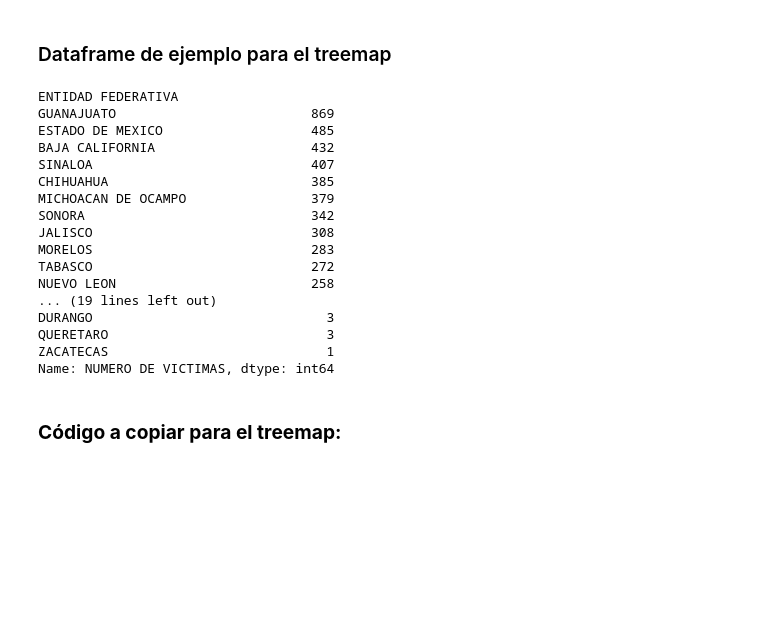
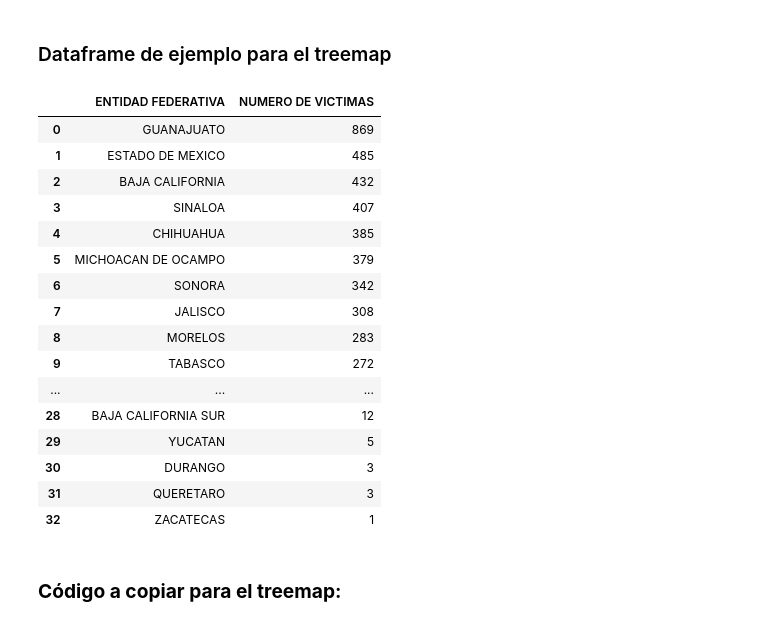
Before and after one commit to tabonitaa/graficas_gob, a Jupyter notebook: Python/treemap/treemap.ipynb, the cells around one changed output. Saved outputs shown, nothing was run; the diff lists cells and outputs as text; code cells hidden in the pictures; blank space fills up the shorter version.

```diff
--- a/Python/treemap/treemap.ipynb
+++ b/Python/treemap/treemap.ipynb
@@ -3,39 +3,44 @@
 # %%
 from pathlib import Path
 import pandas as pd
 
 # Ruta relativa para el archivo Excel
 input_dir = Path("input")
 archivo_excel = input_dir / "HDs2025 (07-04-2025).xlsx"
 
 xls = pd.ExcelFile(archivo_excel)
 df = xls.parse("PLANTILLA")
 
 # Ajustar encabezados
 df.columns = df.iloc[0]
 df = df[1:]
 
 df['NUMERO DE VICTIMAS'] = pd.to_numeric(df['NUMERO DE VICTIMAS'], errors='coerce')
+
 victimas_por_entidad = df.groupby('ENTIDAD FEDERATIVA')['NUMERO DE VICTIMAS'].sum().sort_values(ascending=False)
+
+# Convertir a DataFrame
+victimas_por_entidad = victimas_por_entidad.reset_index()
+victimas_por_entidad.columns = ['ENTIDAD FEDERATIVA', 'NUMERO DE VICTIMAS']
 victimas_por_entidad
 # %% [output]
-ENTIDAD FEDERATIVA
-GUANAJUATO                         869
-ESTADO DE MEXICO                   485
-BAJA CALIFORNIA                    432
-SINALOA                            407
-CHIHUAHUA                          385
-MICHOACAN DE OCAMPO                379
-SONORA                             342
-JALISCO                            308
-MORELOS                            283
-TABASCO                            272
-NUEVO LEON                         258
-... (19 lines left out)
-DURANGO                              3
-QUERETARO                            3
-ZACATECAS                            1
-Name: NUMERO DE VICTIMAS, dtype: int64
+|  | ENTIDAD FEDERATIVA | NUMERO DE VICTIMAS |
+| 0 | GUANAJUATO | 869 |
+| 1 | ESTADO DE MEXICO | 485 |
+| 2 | BAJA CALIFORNIA | 432 |
+| 3 | SINALOA | 407 |
+| 4 | CHIHUAHUA | 385 |
+| 5 | MICHOACAN DE OCAMPO | 379 |
+| 6 | SONORA | 342 |
+| 7 | JALISCO | 308 |
+| 8 | MORELOS | 283 |
+| 9 | TABASCO | 272 |
+| ... | ... | ... |
+| 28 | BAJA CALIFORNIA SUR | 12 |
+| 29 | YUCATAN | 5 |
+| 30 | DURANGO | 3 |
+| 31 | QUERETARO | 3 |
+| 32 | ZACATECAS | 1 |
 # %% [markdown]
 ### **Código a copiar para el treemap:**
 # %%
```
Also changed, not shown: parts of 3 cells of this notebook, 6 other files.
